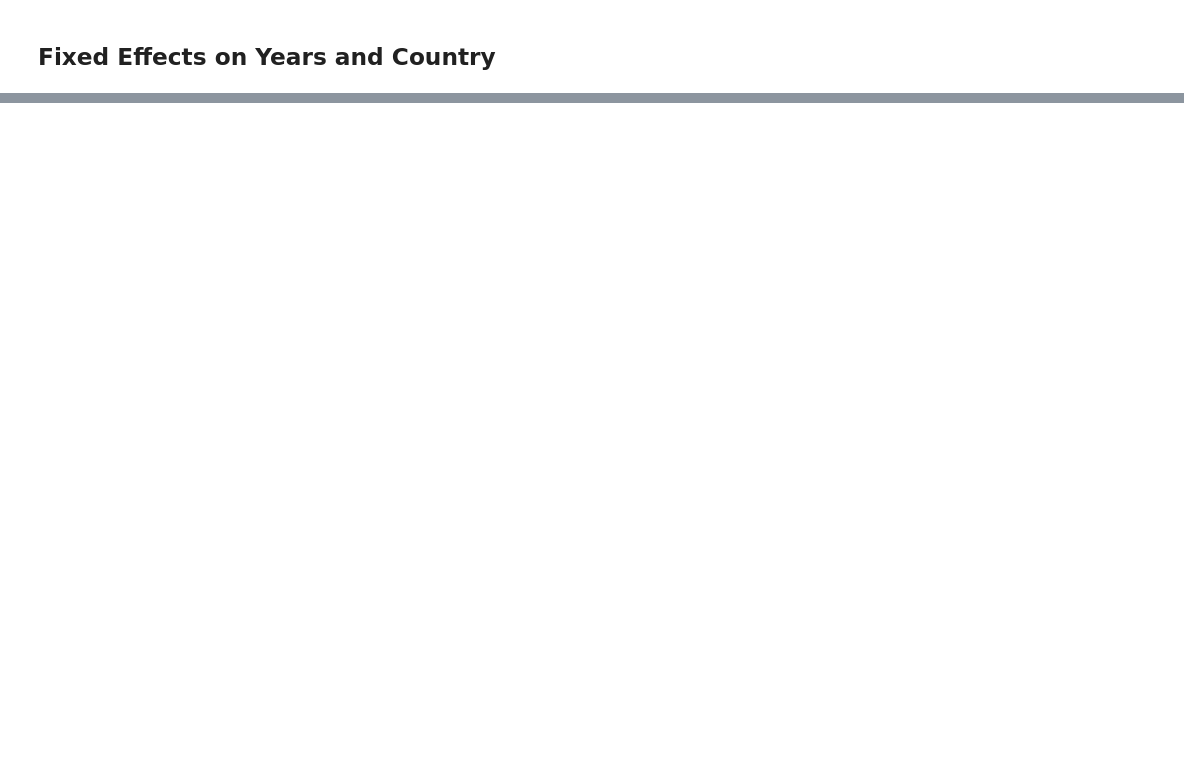
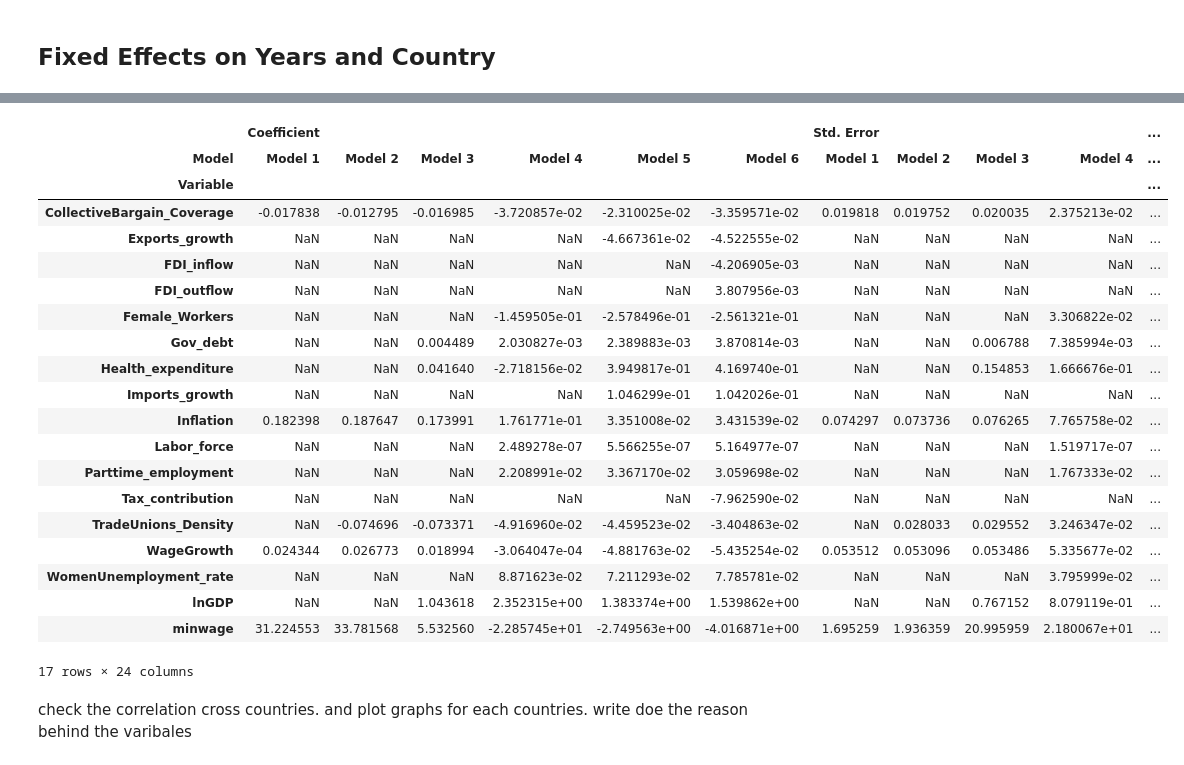
Before and after one commit to Jacopo21/MA_Thesis, a Jupyter notebook: analysis.ipynb, the cells around one changed output, grey strips where cells are left out. Cells and saved outputs as stored; diff of their text form; code cells hidden in the pictures; blank space fills up the shorter version.

```diff
--- a/analysis.ipynb
+++ b/analysis.ipynb
@@ -72,13 +156,13 @@ model6 = ['CollectiveBargain_Coverage', 'Inflation', 'WageGrowth', 'TradeUnions_
 modelli = [model1, model2, model3, model4, model5, model6]
 # %%
 # Define the order of the variables
-regressor_order = ['CollectiveBargain_Coverage', 'Inflation', 'WageGrowth', 'TradeUnions_Density', 'GDP', 'Gov_debt', 'Health_expenditure']
+regressor_order = ['CollectiveBargain_Coverage', 'Inflation', 'WageGrowth', 'minwage', 'TradeUnions_Density', 'lnGDP', 'Gov_debt', 'Health_expenditure']
 
 # List to store models
 models = []
 
 # Run each regression
-for i, independent_vars in enumerate(all_independent_vars, start=1):
+for i, independent_vars in enumerate(modelli, start=1):
     X = sm.add_constant(df[independent_vars])  # Add a constant to the independent variables
     y = df['Gini Index']
 
@@ -91,6 +175,5 @@ summary_table = summary_col(models, stars=True, float_format='%0.2f',
                             info_dict={'N':lambda x: "{0:d}".format(int(x.nobs)),
                                        'R2':lambda x: "{:.2f}".format(x.rsquared)},
                             regressor_order=regressor_order)
-
-print(summary_table)
+summary_table
 # %% [output]
@@ -155,0 +200,60 @@ Standard errors in parentheses.
+# %%
+if 'Country' in df.columns and 'Year' in df.columns:
+    df = df.set_index(['Country', 'Year'])
+models_results = []
+
+for i, independent_vars in enumerate(modelli, start=1):
+    X = df[independent_vars]
+    y = df['Gini Index']
+    X = sm.add_constant(X)
+
+    model = PanelOLS(y, X, entity_effects=True, time_effects=True).fit()
+    models_results.append(model)
+# %%
+summary_data = []
+
+for i, result in enumerate(models_results, start=1):
+    # Basic statistics
+    r2 = result.rsquared
+    n = result.nobs
+    model_name = f"Model {i}"
+
+    for var in result.params.index:
+        coef = result.params[var]
+        std_err = result.std_errors[var]
+        summary_data.append({
+            'Model': model_name,
+            'Variable': var,
+            'Coefficient': coef,
+            'Std. Error': std_err,
+            'R-squared': r2,
+            'Observations': n
+        })
+
+summary_df = pd.DataFrame(summary_data)
+summary_pivot = summary_df.pivot(index='Variable', columns='Model', values=['Coefficient', 'Std. Error', 'R-squared', 'Observations'])
+summary_pivot
+# %% [output]
+|  | Coefficient |  |  |  |  |  | Std. Error |  |  |  | ... |
+| Model | Model 1 | Model 2 | Model 3 | Model 4 | Model 5 | Model 6 | Model 1 | Model 2 | Model 3 | Model 4 | ... |
+| Variable |  |  |  |  |  |  |  |  |  |  | ... |
+| CollectiveBargain_Coverage | -0.017838 | -0.012795 | -0.016985 | -3.720857e-02 | -2.310025e-02 | -3.359571e-02 | 0.019818 | 0.019752 | 0.020035 | 2.375213e-02 | ... |
+| Exports_growth | NaN | NaN | NaN | NaN | -4.667361e-02 | -4.522555e-02 | NaN | NaN | NaN | NaN | ... |
+| FDI_inflow | NaN | NaN | NaN | NaN | NaN | -4.206905e-03 | NaN | NaN | NaN | NaN | ... |
+| FDI_outflow | NaN | NaN | NaN | NaN | NaN | 3.807956e-03 | NaN | NaN | NaN | NaN | ... |
+| Female_Workers | NaN | NaN | NaN | -1.459505e-01 | -2.578496e-01 | -2.561321e-01 | NaN | NaN | NaN | 3.306822e-02 | ... |
+| Gov_debt | NaN | NaN | 0.004489 | 2.030827e-03 | 2.389883e-03 | 3.870814e-03 | NaN | NaN | 0.006788 | 7.385994e-03 | ... |
+| Health_expenditure | NaN | NaN | 0.041640 | -2.718156e-02 | 3.949817e-01 | 4.169740e-01 | NaN | NaN | 0.154853 | 1.666676e-01 | ... |
+| Imports_growth | NaN | NaN | NaN | NaN | 1.046299e-01 | 1.042026e-01 | NaN | NaN | NaN | NaN | ... |
+| Inflation | 0.182398 | 0.187647 | 0.173991 | 1.761771e-01 | 3.351008e-02 | 3.431539e-02 | 0.074297 | 0.073736 | 0.076265 | 7.765758e-02 | ... |
+| Labor_force | NaN | NaN | NaN | 2.489278e-07 | 5.566255e-07 | 5.164977e-07 | NaN | NaN | NaN | 1.519717e-07 | ... |
+| Parttime_employment | NaN | NaN | NaN | 2.208991e-02 | 3.367170e-02 | 3.059698e-02 | NaN | NaN | NaN | 1.767333e-02 | ... |
+| Tax_contribution | NaN | NaN | NaN | NaN | NaN | -7.962590e-02 | NaN | NaN | NaN | NaN | ... |
+| TradeUnions_Density | NaN | -0.074696 | -0.073371 | -4.916960e-02 | -4.459523e-02 | -3.404863e-02 | NaN | 0.028033 | 0.029552 | 3.246347e-02 | ... |
+| WageGrowth | 0.024344 | 0.026773 | 0.018994 | -3.064047e-04 | -4.881763e-02 | -5.435254e-02 | 0.053512 | 0.053096 | 0.053486 | 5.335677e-02 | ... |
+| WomenUnemployment_rate | NaN | NaN | NaN | 8.871623e-02 | 7.211293e-02 | 7.785781e-02 | NaN | NaN | NaN | 3.795999e-02 | ... |
+| lnGDP | NaN | NaN | 1.043618 | 2.352315e+00 | 1.383374e+00 | 1.539862e+00 | NaN | NaN | 0.767152 | 8.079119e-01 | ... |
+| minwage | 31.224553 | 33.781568 | 5.532560 | -2.285745e+01 | -2.749563e+00 | -4.016871e+00 | 1.695259 | 1.936359 | 20.995959 | 2.180067e+01 | ... |
+17 rows × 24 columns
+# %% [markdown]
+check the correlation cross countries. and plot graphs for each countries. write doe the reason behind the varibales
```
Also changed, not shown: parts of 14 cells of this notebook, 3 other files.
